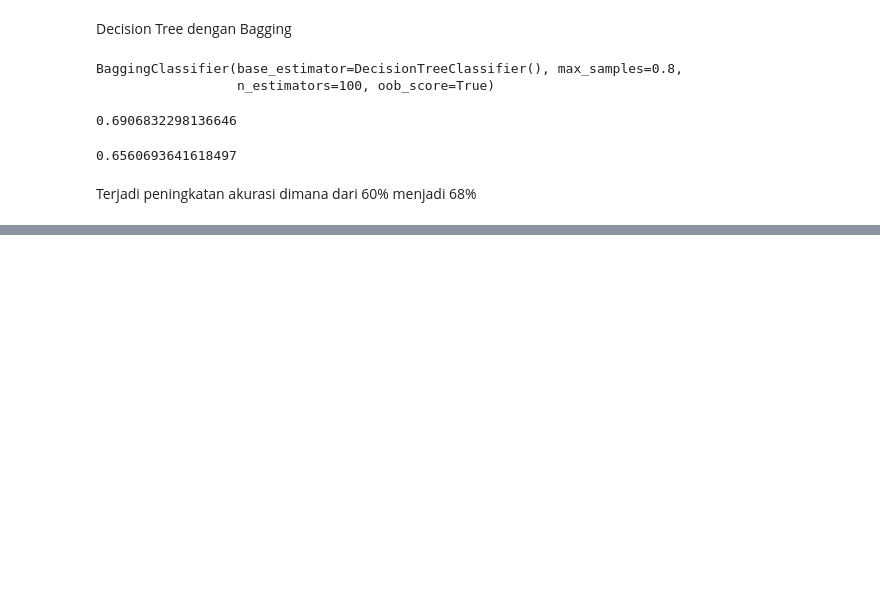
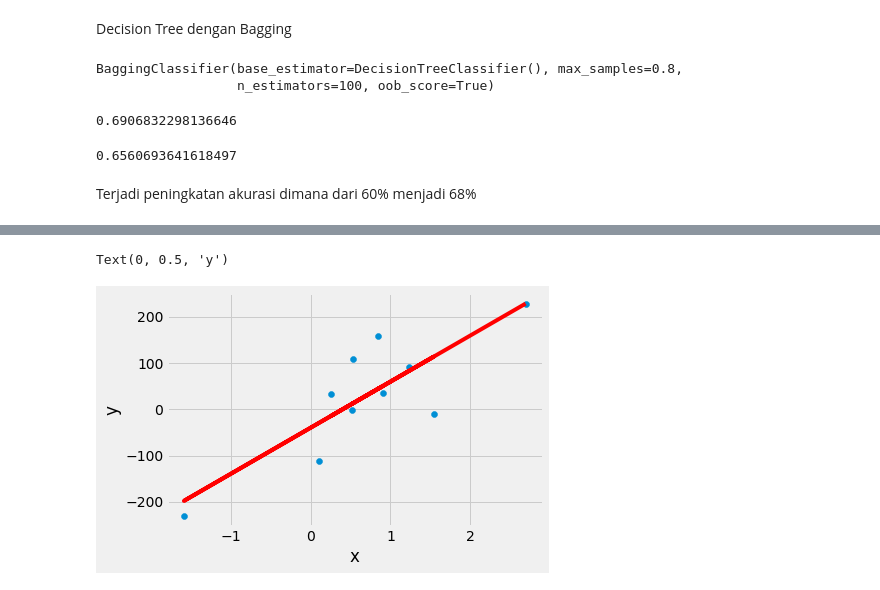
Before and after one commit to alvina-maharani/datamining, a Jupyter notebook: _sources/notebook.ipynb, the cells around one changed output, grey strips where cells are left out. Drawn from its saved outputs; the diff is of its cells as text; code cells hidden in the pictures; blank space fills up the shorter version.

```diff
--- a/_sources/notebook.ipynb
+++ b/_sources/notebook.ipynb
@@ -2205,0 +2231,11 @@ Terjadi peningkatan akurasi dimana dari 60% menjadi 68%
+# %%
+#reg.predict(np.array([[0.2]]))
+y_predict = reg.predict(X_test)
+# %%
+plt.scatter(X_test, y_test)
+plt.plot(X_test, y_predict, c='r')
+plt.xlabel('x')
+plt.ylabel('y')
+# %% [output]
+Text(0, 0.5, 'y')
+[figure, added]
```
Also changed, not shown: parts of 5 cells of this notebook, 5 other files.
